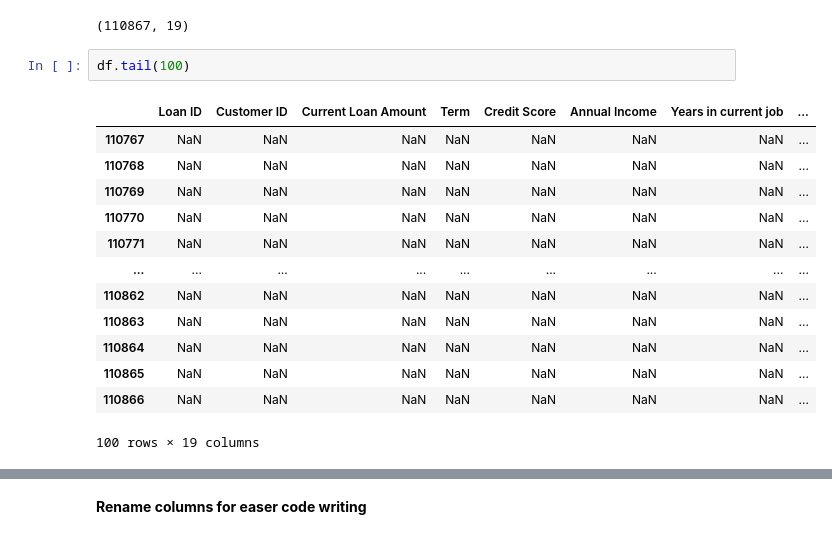
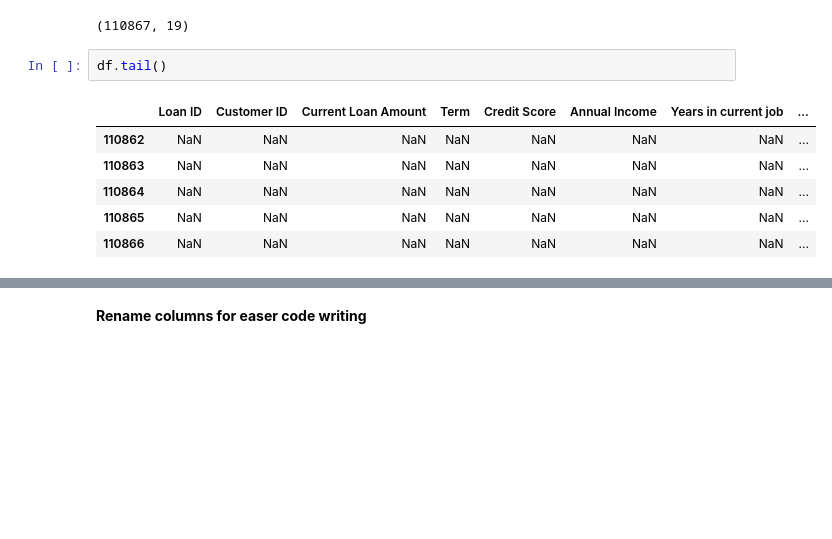
Before and after one commit to iamal95/Bank-Loan-classification, a Jupyter notebook: Code/Bank-Loan-classification.ipynb, the cells around one changed output, grey strips where cells are left out. Cells and saved outputs as stored; diff of their text form; blank space fills up the shorter version.

```diff
--- a/Code/Bank-Loan-classification.ipynb
+++ b/Code/Bank-Loan-classification.ipynb
@@ -42,21 +44,14 @@ df.shape
 # %% [output]
 (110867, 19)
 # %%
-df.tail(100)
+df.tail()
 # %% [output]
 |  | Loan ID | Customer ID | Current Loan Amount | Term | Credit Score | Annual Income | Years in current job | ... |
-| 110767 | NaN | NaN | NaN | NaN | NaN | NaN | NaN | ... |
-| 110768 | NaN | NaN | NaN | NaN | NaN | NaN | NaN | ... |
-| 110769 | NaN | NaN | NaN | NaN | NaN | NaN | NaN | ... |
-| 110770 | NaN | NaN | NaN | NaN | NaN | NaN | NaN | ... |
-| 110771 | NaN | NaN | NaN | NaN | NaN | NaN | NaN | ... |
-| ... | ... | ... | ... | ... | ... | ... | ... | ... |
 | 110862 | NaN | NaN | NaN | NaN | NaN | NaN | NaN | ... |
 | 110863 | NaN | NaN | NaN | NaN | NaN | NaN | NaN | ... |
 | 110864 | NaN | NaN | NaN | NaN | NaN | NaN | NaN | ... |
 | 110865 | NaN | NaN | NaN | NaN | NaN | NaN | NaN | ... |
 | 110866 | NaN | NaN | NaN | NaN | NaN | NaN | NaN | ... |
-100 rows × 19 columns
 # %%
 df.isna().sum()
 # %% [output]
```
Also changed, not shown: parts of 67 cells of this notebook.
